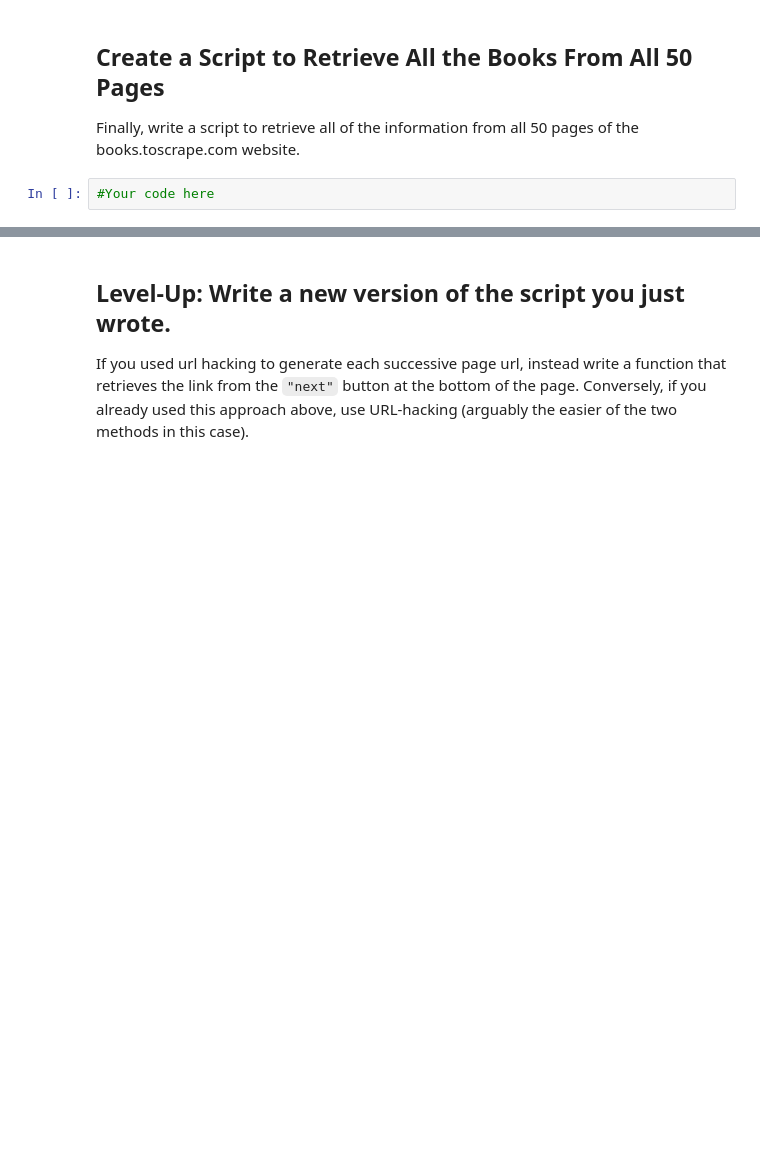
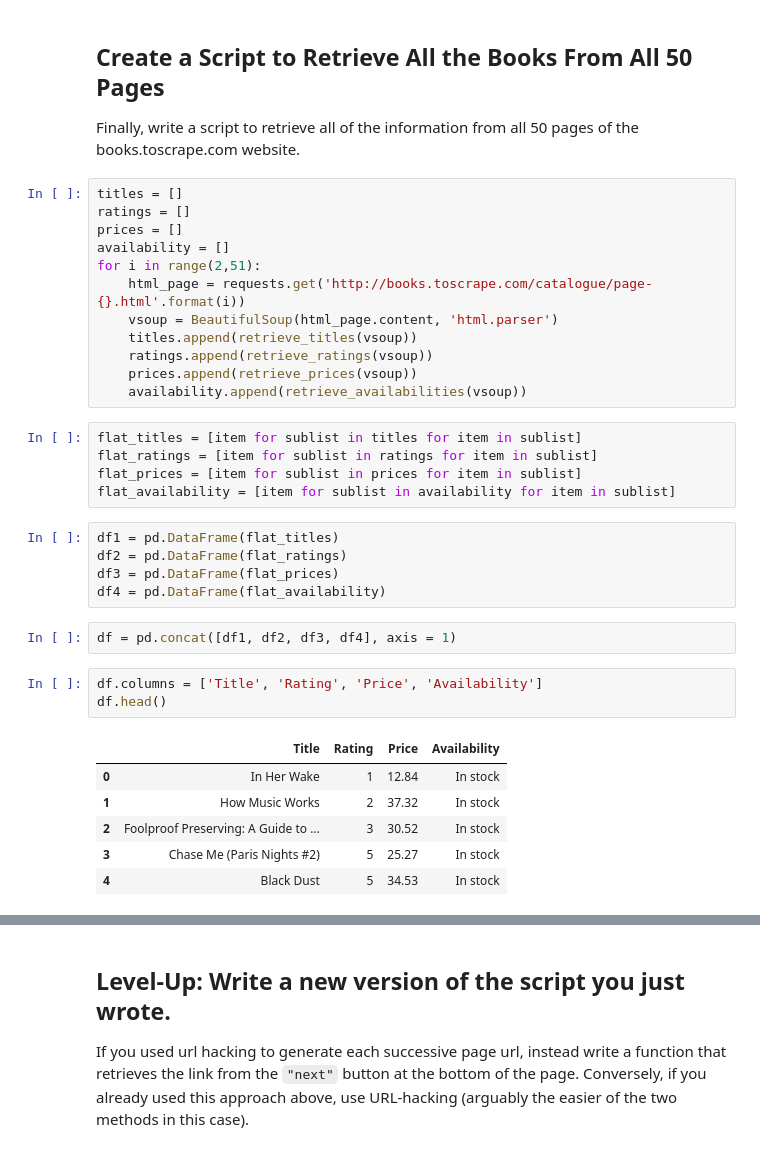
Before and after one commit to plumkes/dsc-web-scraping-lab-online-ds-ft-051319, a Jupyter notebook: index.ipynb, the cells around one changed output, grey strips where cells are left out. Cells and saved outputs as stored; diff of their text form; blank space fills up the shorter version.

```diff
--- a/index.ipynb
+++ b/index.ipynb
@@ -221,5 +326,37 @@ def retrieve_availabilities(soup):
 ## Create a Script to Retrieve All the Books From All 50 Pages
 
 Finally, write a script to retrieve all of the information from all 50 pages of the books.toscrape.com website.
-# %%
-#Your code here
+# %%
+titles = []
+ratings = []
+prices = []
+availability = []
+for i in range(2,51):
+    html_page = requests.get('http://books.toscrape.com/catalogue/page-{}.html'.format(i))
+    vsoup = BeautifulSoup(html_page.content, 'html.parser')
+    titles.append(retrieve_titles(vsoup))
+    ratings.append(retrieve_ratings(vsoup))
+    prices.append(retrieve_prices(vsoup))
+    availability.append(retrieve_availabilities(vsoup))
+# %%
+flat_titles = [item for sublist in titles for item in sublist]
+flat_ratings = [item for sublist in ratings for item in sublist]
+flat_prices = [item for sublist in prices for item in sublist]
+flat_availability = [item for sublist in availability for item in sublist]
+# %%
+df1 = pd.DataFrame(flat_titles)
+df2 = pd.DataFrame(flat_ratings)
+df3 = pd.DataFrame(flat_prices)
+df4 = pd.DataFrame(flat_availability)
+# %%
+df = pd.concat([df1, df2, df3, df4], axis = 1)
+# %%
+df.columns = ['Title', 'Rating', 'Price', 'Availability']
+df.head()
+# %% [output]
+|  | Title | Rating | Price | Availability |
+| 0 | In Her Wake | 1 | 12.84 | In stock |
+| 1 | How Music Works | 2 | 37.32 | In stock |
+| 2 | Foolproof Preserving: A Guide to ... | 3 | 30.52 | In stock |
+| 3 | Chase Me (Paris Nights #2) | 5 | 25.27 | In stock |
+| 4 | Black Dust | 5 | 34.53 | In stock |
```
Also changed, not shown: parts of 40 cells of this notebook.
